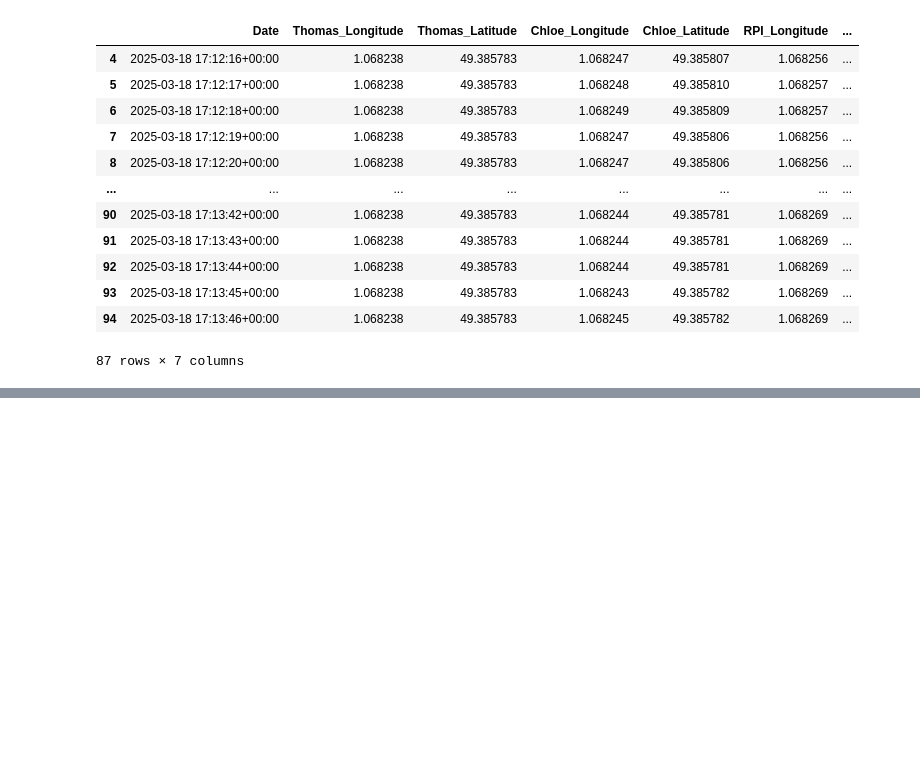
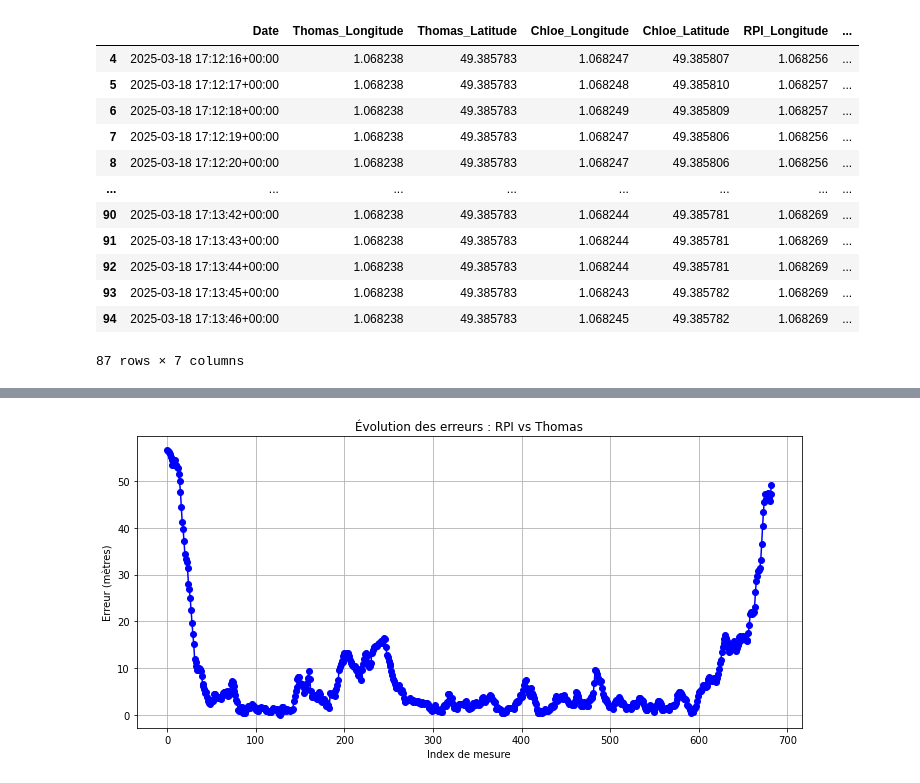
Before and after one commit to linavanille/projet-ITIneraire, a Jupyter notebook: Data_Processing/PI_DataProcess.ipynb, the cells around one changed output, grey strips where cells are left out. Saved outputs shown, nothing was run; the diff lists cells and outputs as text; code cells hidden in the pictures; blank space fills up the shorter version.

```diff
--- a/Data_Processing/PI_DataProcess.ipynb
+++ b/Data_Processing/PI_DataProcess.ipynb
@@ -65,0 +90,4 @@ NameError: name '_Stat__donnees' is not defined
+# %%
+s.courbe_erreurs("RPI", "Thomas")
+# %% [output]
+[figure, added]
```
Also changed, not shown: parts of 9 cells of this notebook.
